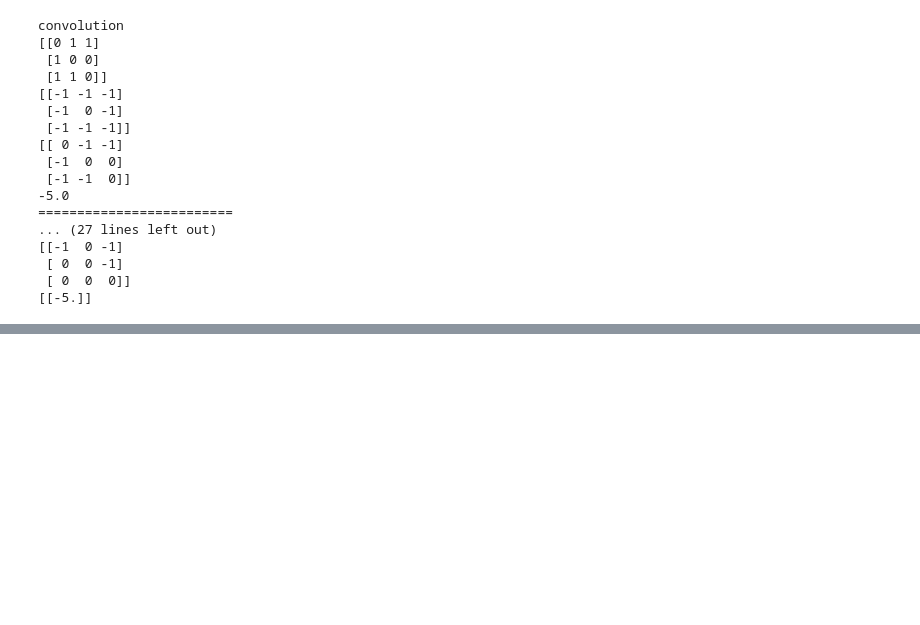
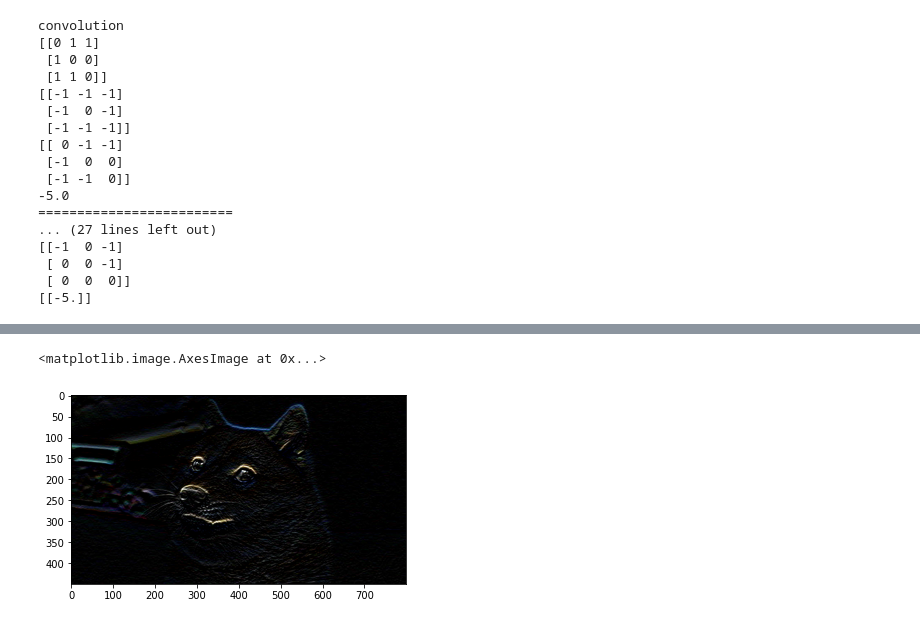
Before and after one commit to BTitor/ai-webdev, a Jupyter notebook: lessons/lesson-03/lesson-03.BTitor.ipynb, the cells around one changed output, grey strips where cells are left out. Drawn from its saved outputs; the diff is of its cells as text; code cells hidden in the pictures; blank space fills up the shorter version.

```diff
--- a/lessons/lesson-03/lesson-03.BTitor.ipynb
+++ b/lessons/lesson-03/lesson-03.BTitor.ipynb
@@ -153,6 +184,18 @@ image_file = "https://i.kym-cdn.com/entries/icons/mobile/000/013/564/doge.jpg"
 ![one](https://github.com/snsie/ai-webdev/blob/main/lessons/lesson-03/images/download%20(6).png?raw=true)
 # %%
 # use a top sobel kernel and apply it to the image we loaded
+top_sobel = np.array([
+            [1, 2, 1],
+            [0, 0, 0],
+            [-1, -2, -1]
+])
+
+convolved_image = cv2.filter2D(image, -1, top_sobel)
+
+plt.imshow(convolved_image)
+# %% [output]
+<matplotlib.image.AxesImage at 0x...>
+[figure, added]
 # %% [markdown]
 # What do the filters learn?
 ![one](https://github.com/snsie/ai-webdev/blob/main/lessons/lesson-03/images/download%20(7).png?raw=true)
```
Also changed, not shown: parts of 5 cells of this notebook.
